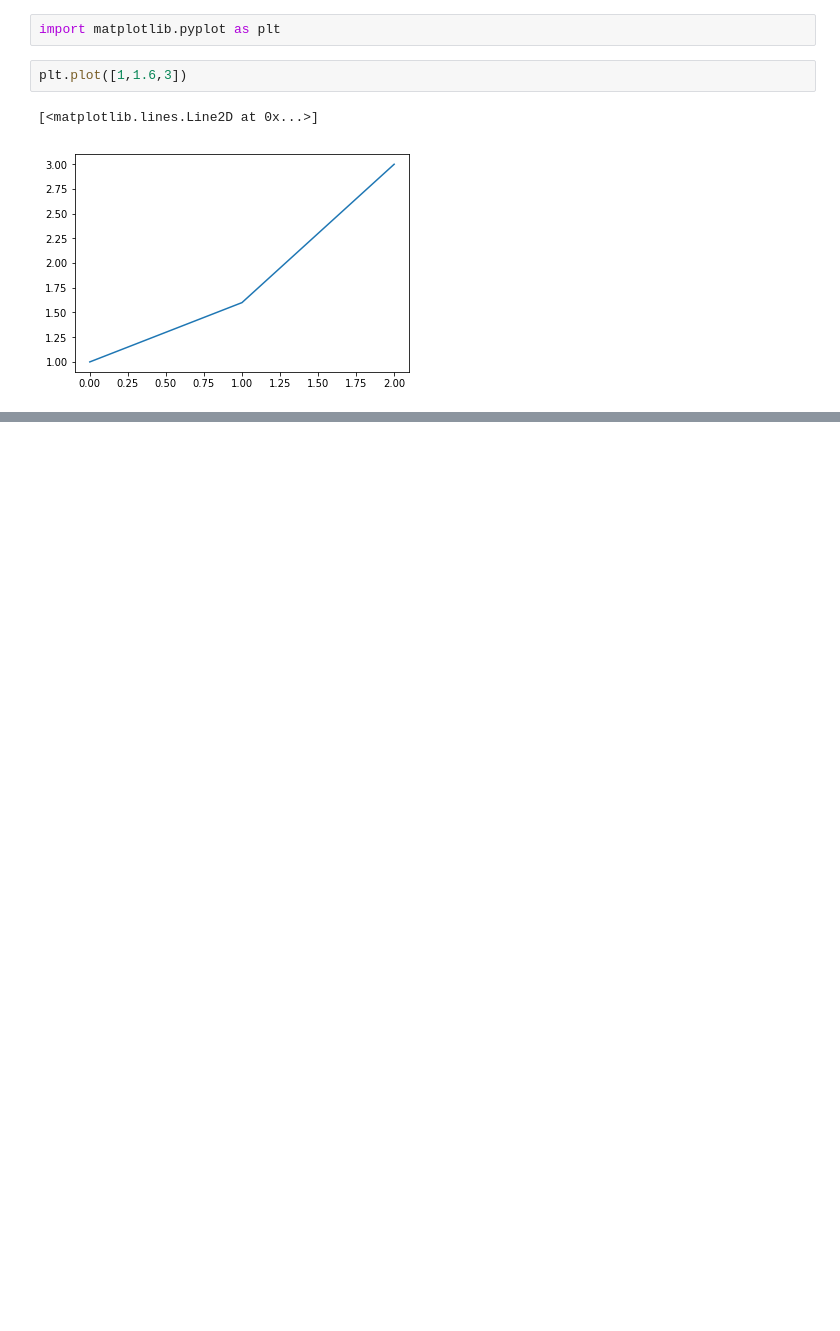
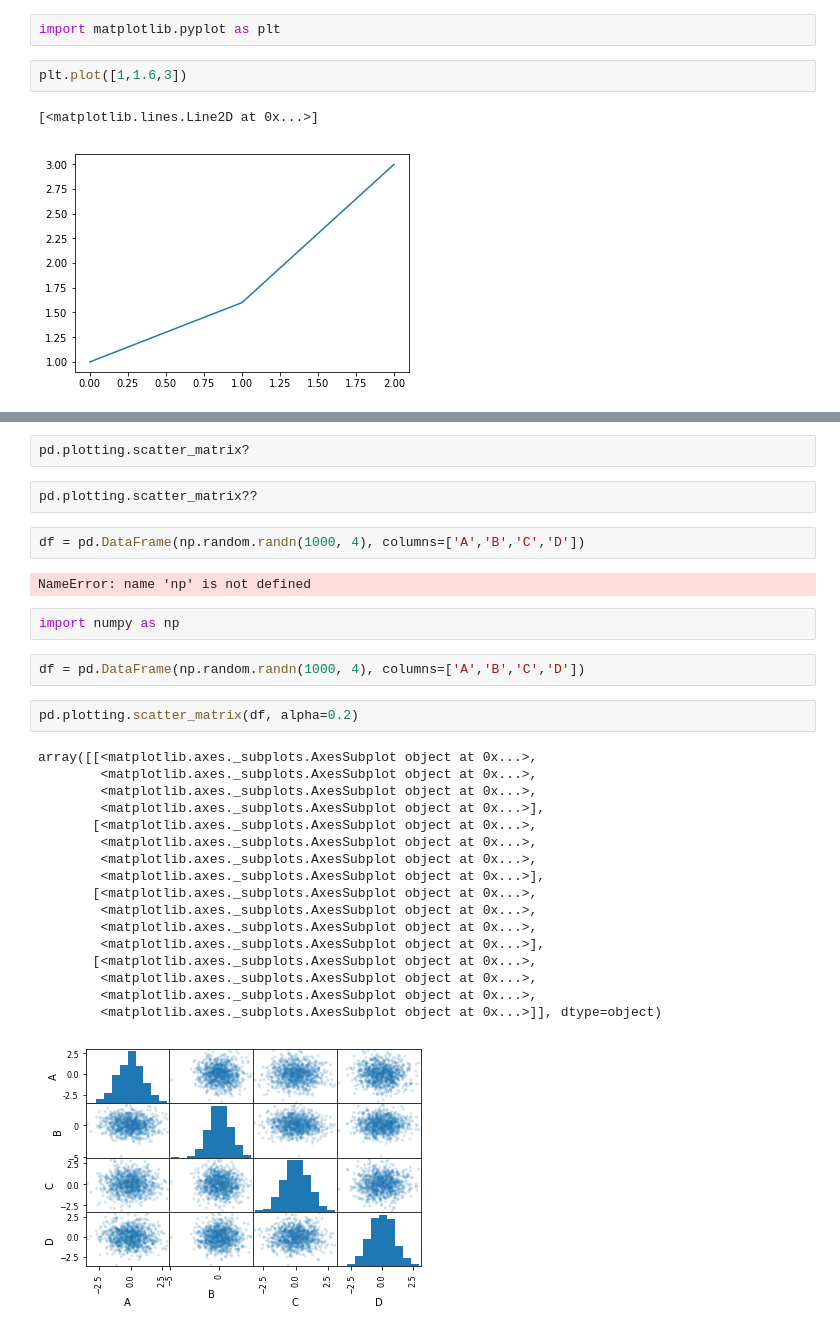
Before and after one commit to liweinan/machine-learning-practices, a Jupyter notebook: sandbox.ipynb, the cells around one changed output, grey strips where cells are left out. Cells and saved outputs as stored; diff of their text form; blank space fills up the shorter version.

```diff
--- a/sandbox.ipynb
+++ b/sandbox.ipynb
@@ -7,0 +169,32 @@ plt.plot([1,1.6,3])
+# %%
+pd.plotting.scatter_matrix?
+# %%
+pd.plotting.scatter_matrix??
+# %%
+df = pd.DataFrame(np.random.randn(1000, 4), columns=['A','B','C','D'])
+# %% [output]
+NameError: name 'np' is not defined
+# %%
+import numpy as np
+# %%
+df = pd.DataFrame(np.random.randn(1000, 4), columns=['A','B','C','D'])
+# %%
+pd.plotting.scatter_matrix(df, alpha=0.2)
+# %% [output]
+array([[<matplotlib.axes._subplots.AxesSubplot object at 0x...>,
+        <matplotlib.axes._subplots.AxesSubplot object at 0x...>,
+        <matplotlib.axes._subplots.AxesSubplot object at 0x...>,
+        <matplotlib.axes._subplots.AxesSubplot object at 0x...>],
+       [<matplotlib.axes._subplots.AxesSubplot object at 0x...>,
+        <matplotlib.axes._subplots.AxesSubplot object at 0x...>,
+        <matplotlib.axes._subplots.AxesSubplot object at 0x...>,
+        <matplotlib.axes._subplots.AxesSubplot object at 0x...>],
+       [<matplotlib.axes._subplots.AxesSubplot object at 0x...>,
+        <matplotlib.axes._subplots.AxesSubplot object at 0x...>,
+        <matplotlib.axes._subplots.AxesSubplot object at 0x...>,
+        <matplotlib.axes._subplots.AxesSubplot object at 0x...>],
+       [<matplotlib.axes._subplots.AxesSubplot object at 0x...>,
+        <matplotlib.axes._subplots.AxesSubplot object at 0x...>,
+        <matplotlib.axes._subplots.AxesSubplot object at 0x...>,
+        <matplotlib.axes._subplots.AxesSubplot object at 0x...>]], dtype=object)
+[figure, added]
```
Also changed, not shown: parts of 32 cells of this notebook, 2 other files.
